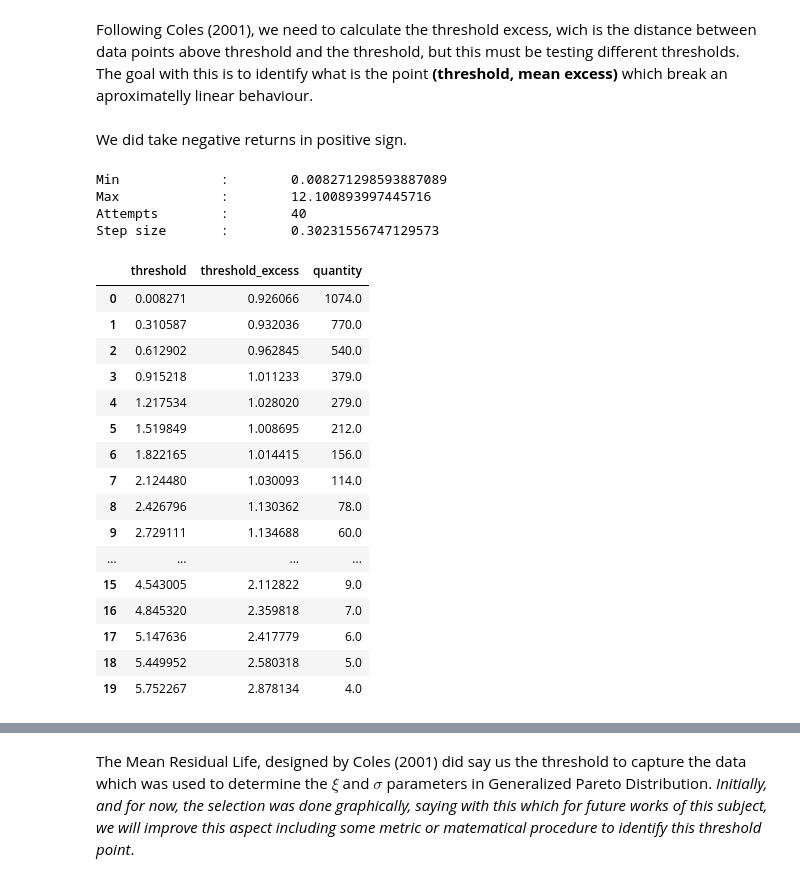
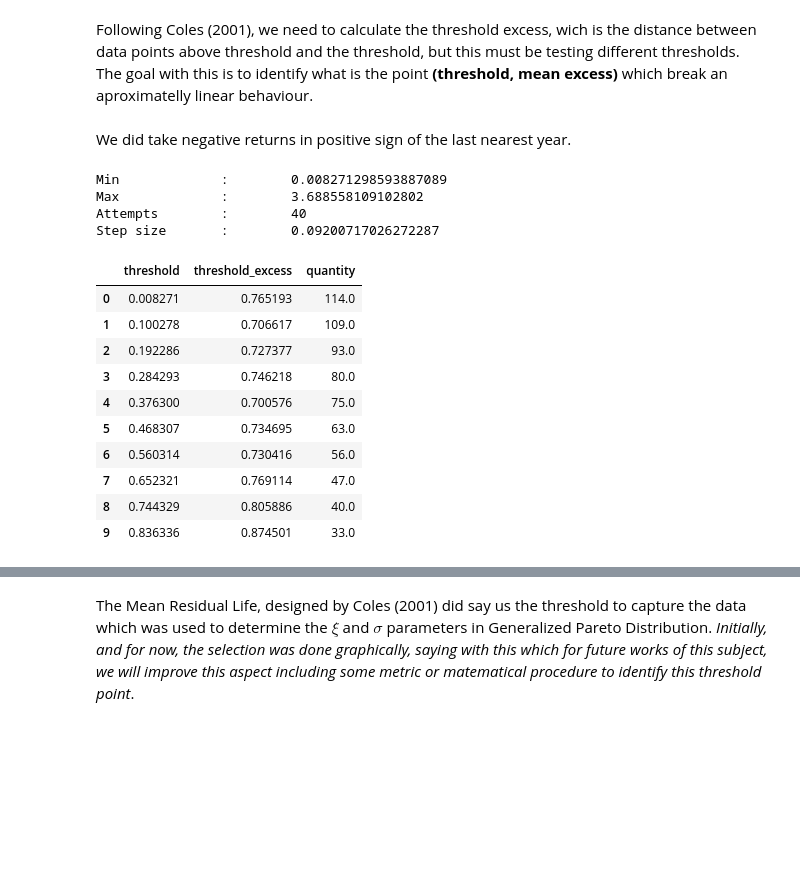
Before and after one commit to craquinterogo/quantitative_finance, a Jupyter notebook: Risk/Market/VaR/EVT_ExtremeValueTheory.ipynb, the cells around one changed output, grey strips where cells are left out. Cells and saved outputs as stored; diff of their text form; code cells hidden in the pictures; blank space fills up the shorter version.

```diff
--- a/Risk/Market/VaR/EVT_ExtremeValueTheory.ipynb
+++ b/Risk/Market/VaR/EVT_ExtremeValueTheory.ipynb
@@ -22,7 +22,8 @@ prices = pd.read_csv('datasource/AXP Historical Data.csv')
 # %%
 prices['Date'] = prices['Date'].apply(lambda x: datetime.datetime.strptime(x,'%b %d, %Y'))
 prices.sort_values(['Date'], inplace=True)
-prices.reset_index(drop=True, inplace=True)
+prices['Date'] = prices['Date'].dt.to_period('D')
+prices.set_index('Date', inplace=True)
 # %%
 prices['return'] = prices['Price'].pct_change() * 100
 # %% [markdown]
@@ -73,7 +74,9 @@ As we said before, this approach is looking to describe the tails behaviour. To
 # %% [markdown]
 Following Coles (2001), we need to calculate the threshold excess, wich is the distance between data points above threshold and the threshold, but this must be testing different thresholds. The goal with this is to identify what is the point <b>(threshold, mean excess)</b> which break an aproximatelly linear behaviour.
 # %% [markdown]
-We did take negative returns in positive sign.
+We did take negative returns in positive sign of the last nearest year.
+# %%
+prices = prices[-252:] # Last year
 # %%
 negative_returns = prices[prices['return'] < 0][['return']] * -1
 attempts_ = 40
@@ -85,9 +88,9 @@ print('Attempts\t:\t',attempts_)
 print('Step size\t:\t',step_)
 # %% [output]
 Min             :        0.008271298593887089
-Max             :        12.100893997445716
+Max             :        3.688558109102802
 Attempts        :        40
-Step size       :        0.30231556747129573
+Step size       :        0.09200717026272287
 # %%
 mean_residual_life = pd.DataFrame(columns=['threshold','threshold_excess', 'quantity'])
 
@@ -103,25 +106,19 @@ for i in range(attempts_):
                                                         ]
     del negative_returns_, threshold_
 # %%
-mean_residual_life.head(20)
+mean_residual_life.head(10)
 # %% [output]
 |  | threshold | threshold_excess | quantity |
-| 0 | 0.008271 | 0.926066 | 1074.0 |
-| 1 | 0.310587 | 0.932036 | 770.0 |
-| 2 | 0.612902 | 0.962845 | 540.0 |
-| 3 | 0.915218 | 1.011233 | 379.0 |
-| 4 | 1.217534 | 1.028020 | 279.0 |
-| 5 | 1.519849 | 1.008695 | 212.0 |
-| 6 | 1.822165 | 1.014415 | 156.0 |
-| 7 | 2.124480 | 1.030093 | 114.0 |
-| 8 | 2.426796 | 1.130362 | 78.0 |
-| 9 | 2.729111 | 1.134688 | 60.0 |
-| ... | ... | ... | ... |
-| 15 | 4.543005 | 2.112822 | 9.0 |
-| 16 | 4.845320 | 2.359818 | 7.0 |
-| 17 | 5.147636 | 2.417779 | 6.0 |
-| 18 | 5.449952 | 2.580318 | 5.0 |
-| 19 | 5.752267 | 2.878134 | 4.0 |
+| 0 | 0.008271 | 0.765193 | 114.0 |
+| 1 | 0.100278 | 0.706617 | 109.0 |
+| 2 | 0.192286 | 0.727377 | 93.0 |
+| 3 | 0.284293 | 0.746218 | 80.0 |
+| 4 | 0.376300 | 0.700576 | 75.0 |
+| 5 | 0.468307 | 0.734695 | 63.0 |
+| 6 | 0.560314 | 0.730416 | 56.0 |
+| 7 | 0.652321 | 0.769114 | 47.0 |
+| 8 | 0.744329 | 0.805886 | 40.0 |
+| 9 | 0.836336 | 0.874501 | 33.0 |
 # %%
 plt.figure(figsize=(15,4))
 
```
Also changed, not shown: parts of 6 cells of this notebook, 3 other files.
